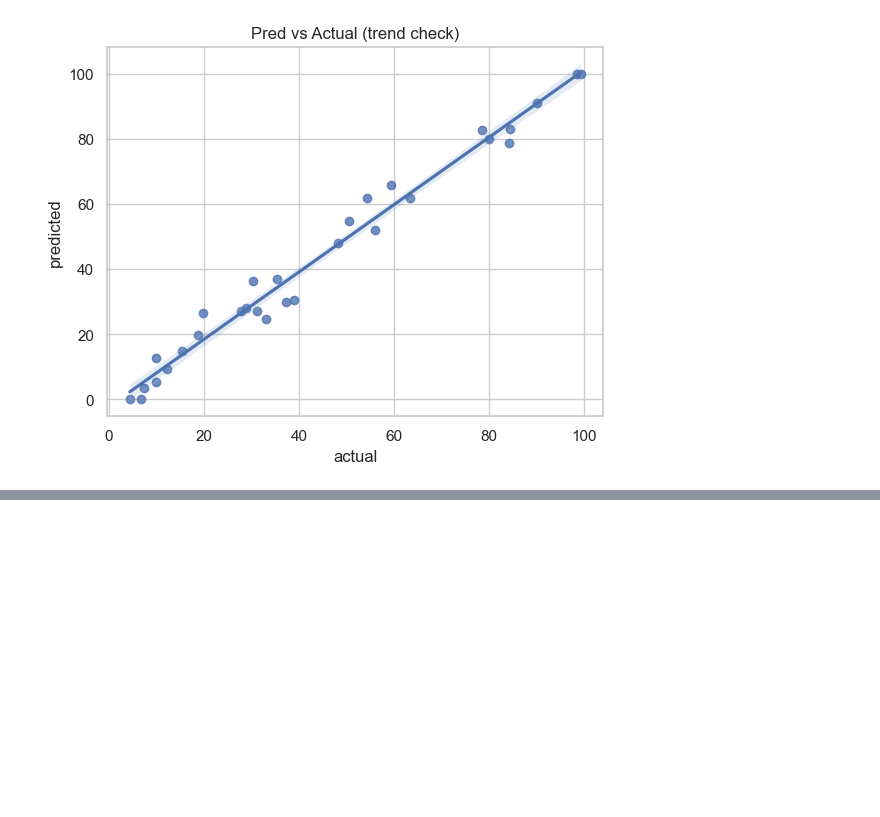
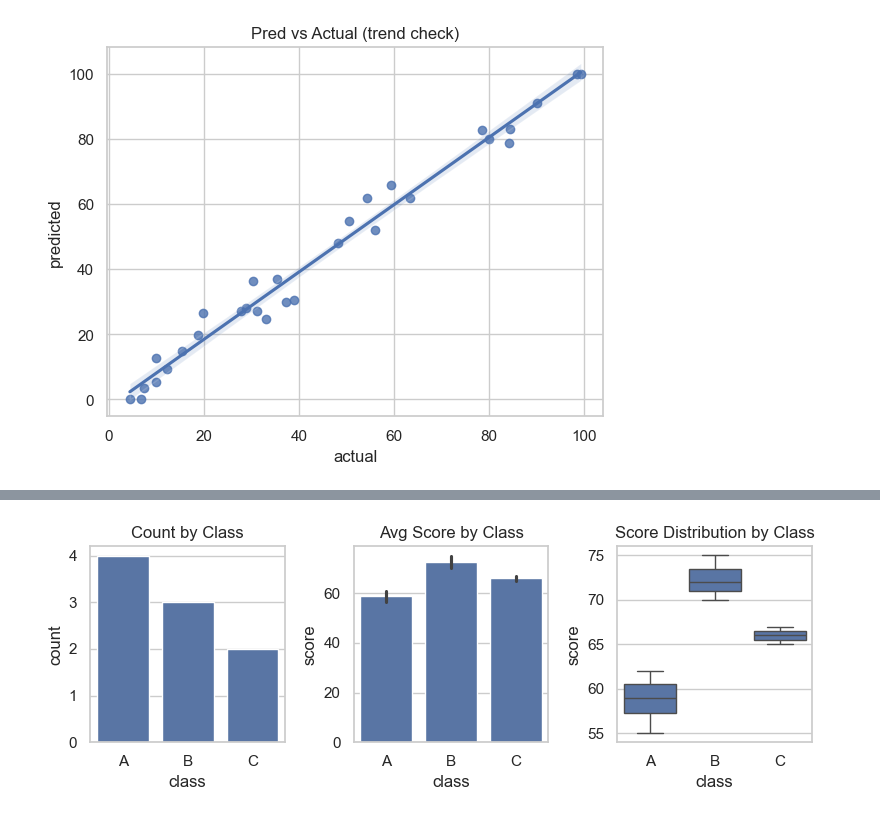
Before and after one commit to AkumaGPT/practice_seaborn, a Jupyter notebook: main.ipynb, the cells around one changed output, grey strips where cells are left out. Cells and saved outputs as stored; diff of their text form; code cells hidden in the pictures; blank space fills up the shorter version.

```diff
--- a/main.ipynb
+++ b/main.ipynb
@@ -406,0 +417,23 @@ plt.show()
+# %%
+df = pd.read_csv("multiclass_data.csv")
+
+sns.set_theme(style="whitegrid")
+
+fig, ax = plt.subplots(1, 3, figsize=(8, 3))
+
+# countplot
+sns.countplot(data=df, x="class", ax=ax[0])
+ax[0].set_title("Count by Class")
+
+# barplot
+sns.barplot(data=df, x="class", y="score", ax=ax[1])
+ax[1].set_title("Avg Score by Class")
+
+# boxplot
+sns.boxplot(data=df, x="class", y="score")
+ax[2].set_title("Score Distribution by Class")
+
+plt.tight_layout()
+plt.show()
+# %% [output]
+[figure, added]
```
Also changed, not shown: parts of 3 cells of this notebook, 3 other files.
